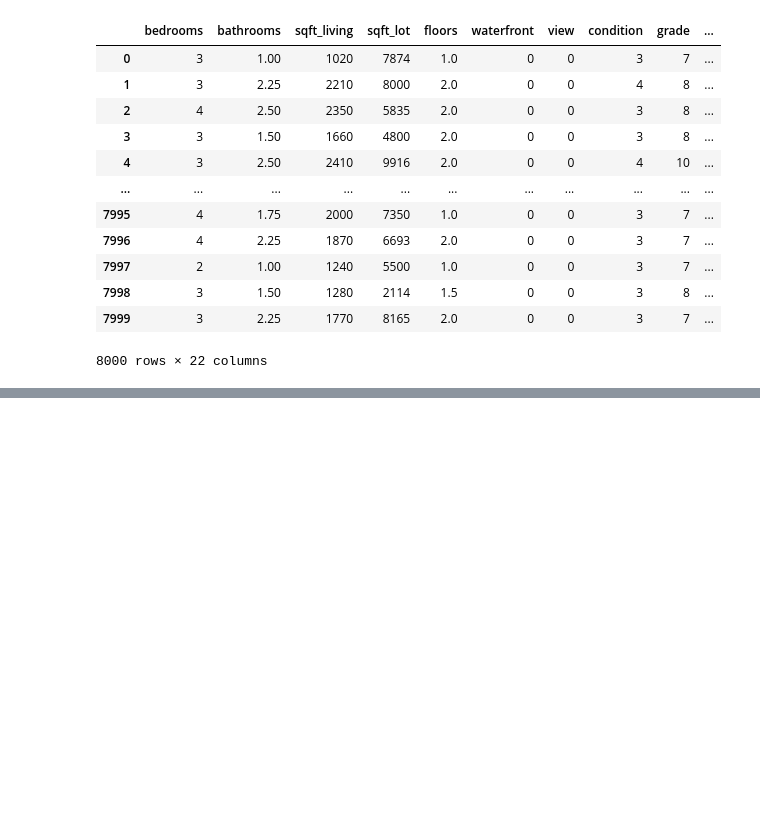
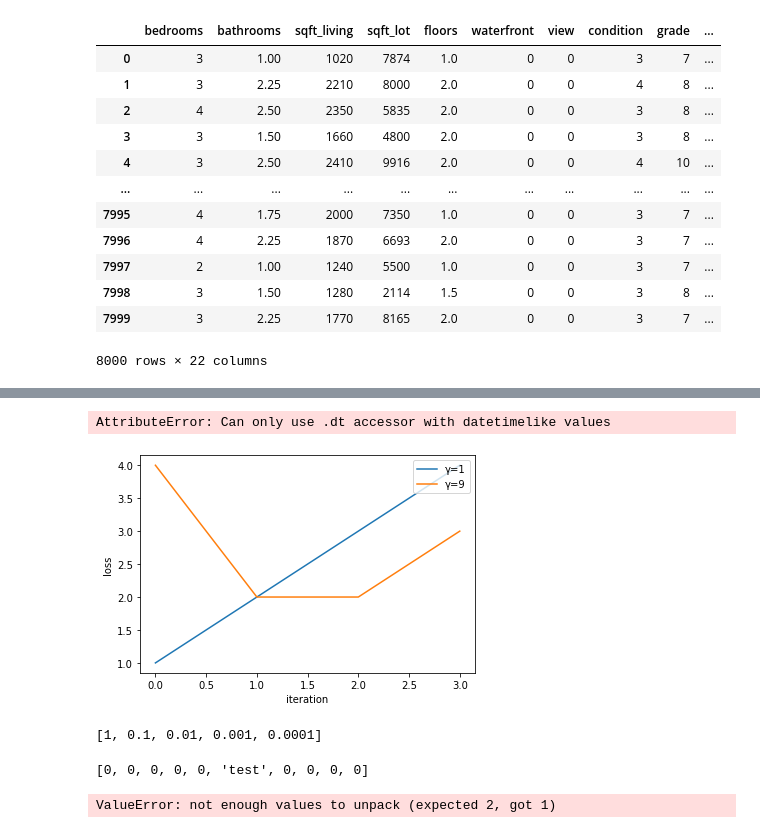
Before and after one commit to morripau/AI_534_IA1, a Jupyter notebook: IA1.ipynb, the cells around one changed output, grey strips where cells are left out. Cells and saved outputs as stored; diff of their text form; code cells hidden in the pictures; blank space fills up the shorter version.

```diff
--- a/IA1.ipynb
+++ b/IA1.ipynb
@@ -141,0 +272,22 @@ train
+# %%
+preprocess_data(train_3)
+# %% [output]
+AttributeError: Can only use .dt accessor with datetimelike values
+# %%
+def plot_losses(losses, learning_rates):
+    fig, ax = plt.subplots()
+    plt.ylabel('loss')
+    plt.xlabel('iteration')
+
+    for i, loss in enumerate(losses):
+        line = plt.plot(loss, label=f"γ={learning_rates[i]}")
+
+    ax.legend(loc='upper right')
+    plt.show()
+# %%
+stupid_losses = [[1, 2, 3, 4], [4, 2, 2, 3]]
+learning_rates = [1, 9]
+
+plot_losses(stupid_losses, learning_rates)
+# %% [output]
+[figure, added]
@@ -141,0 +296,20 @@ train
+# %%
+learning_rates
+# %% [output]
+[1, 0.1, 0.01, 0.001, 0.0001]
+# %%
+test = [0]*10
+test[5] = "test"
+test
+# %% [output]
+[0, 0, 0, 0, 0, 'test', 0, 0, 0, 0]
+# %%
+some_dict = {
+    "a" : 1,
+    "b" : 2
+}
+
+for i, (key, value) in enumerate(some_dict):
+    print(i, key, value)
+# %% [output]
+ValueError: not enough values to unpack (expected 2, got 1)
```
Also changed, not shown: parts of 12 cells of this notebook, 3 other files.
